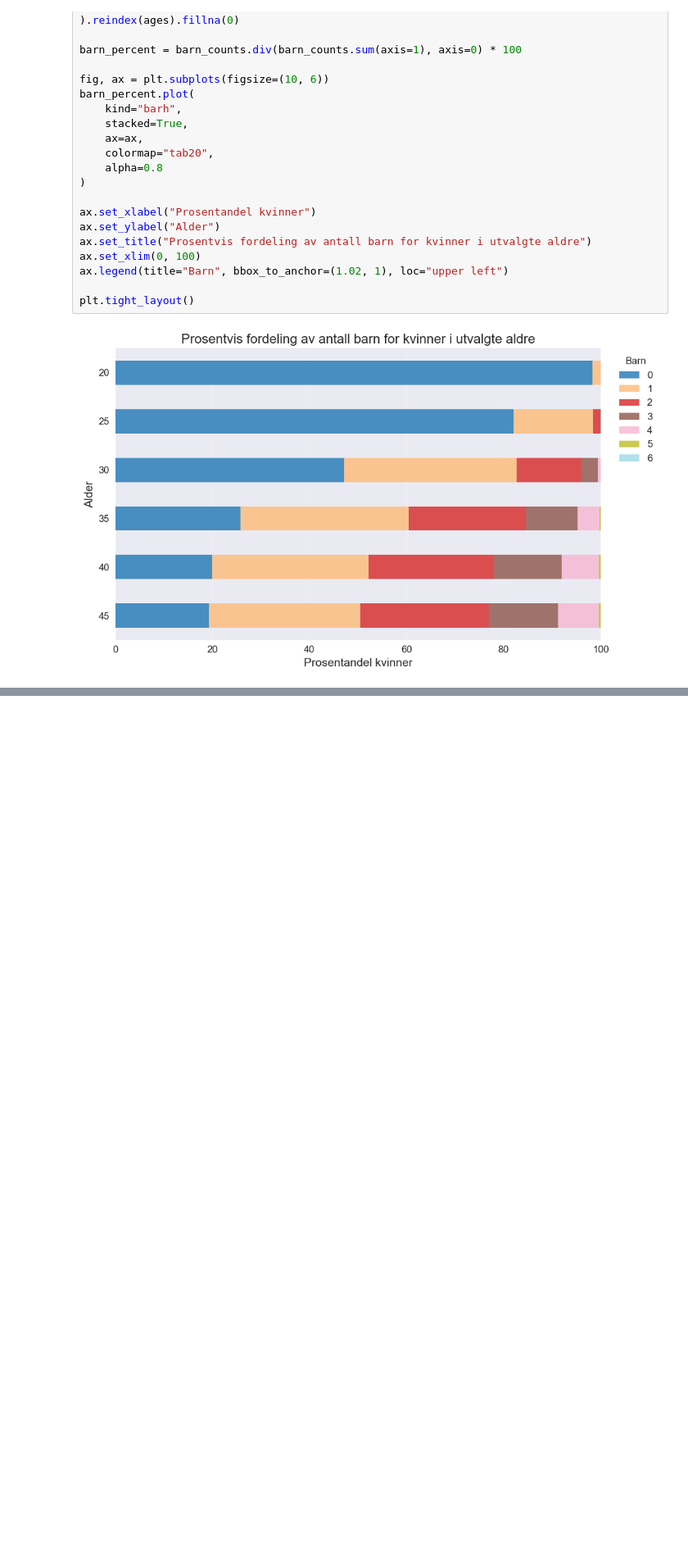
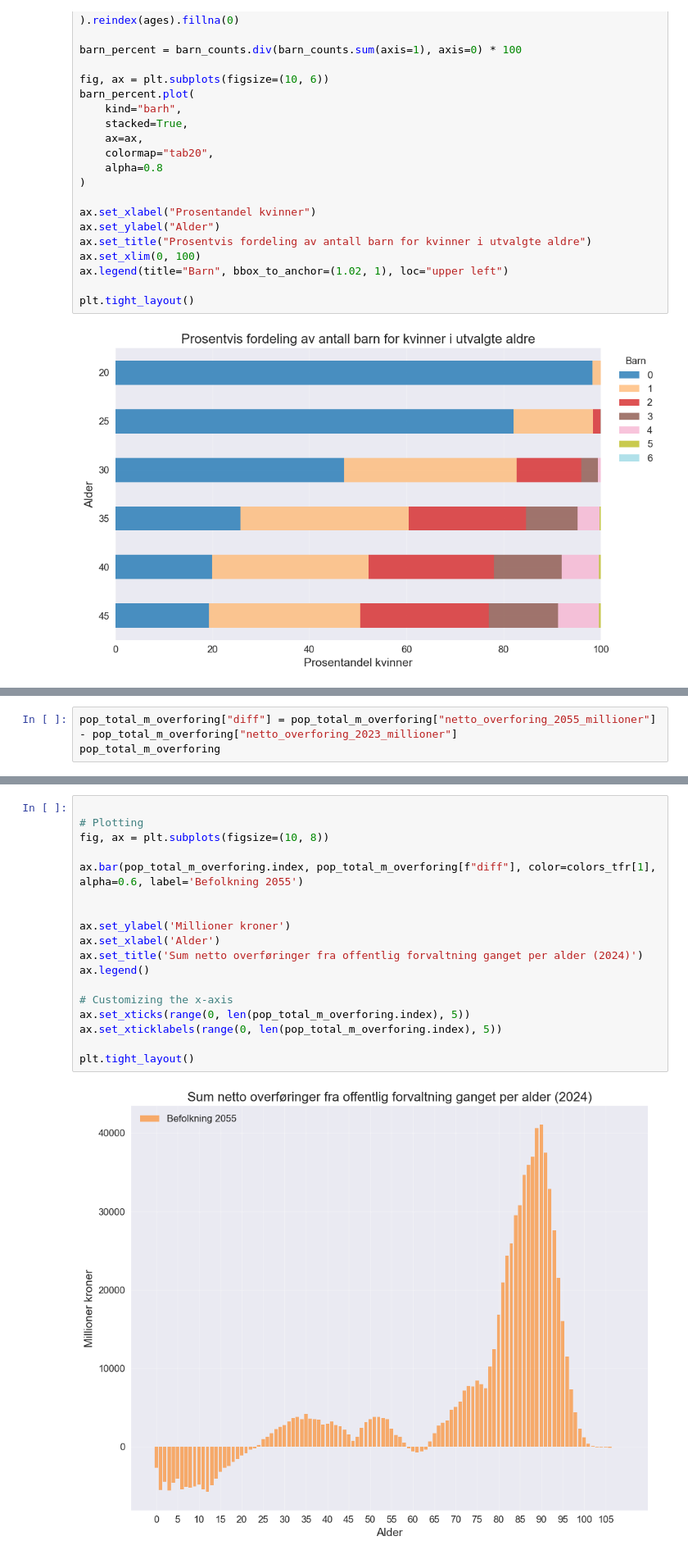
Before and after one commit to johnoskarskjeldrum/population-project-model, a Jupyter notebook: Befolkningsfremskrivning_plots_for_article.ipynb, the cells around one changed output, grey strips where cells are left out. Shown at 82% size. Saved outputs shown, nothing was run; the diff lists cells and outputs as text; blank space fills up the shorter version.

```diff
--- a/Befolkningsfremskrivning_plots_for_article.ipynb
+++ b/Befolkningsfremskrivning_plots_for_article.ipynb
@@ -567,0 +693,3 @@ plt.tight_layout()
+# %%
+pop_total_m_overforing["diff"] = pop_total_m_overforing["netto_overforing_2055_millioner"] - pop_total_m_overforing["netto_overforing_2023_millioner"]
+pop_total_m_overforing
@@ -567,0 +710,20 @@ plt.tight_layout()
+# %%
+
+# Plotting
+fig, ax = plt.subplots(figsize=(10, 8))
+
+ax.bar(pop_total_m_overforing.index, pop_total_m_overforing[f"diff"], color=colors_tfr[1], alpha=0.6, label='Befolkning 2055')
+
+
+ax.set_ylabel('Millioner kroner')
+ax.set_xlabel('Alder')
+ax.set_title('Sum netto overføringer fra offentlig forvaltning ganget per alder (2024)')
+ax.legend()
+
+# Customizing the x-axis
+ax.set_xticks(range(0, len(pop_total_m_overforing.index), 5))
+ax.set_xticklabels(range(0, len(pop_total_m_overforing.index), 5))
+
+plt.tight_layout()
+# %% [output]
+[figure, added]
```
Also changed, not shown: parts of 27 cells of this notebook, 12 other files.
